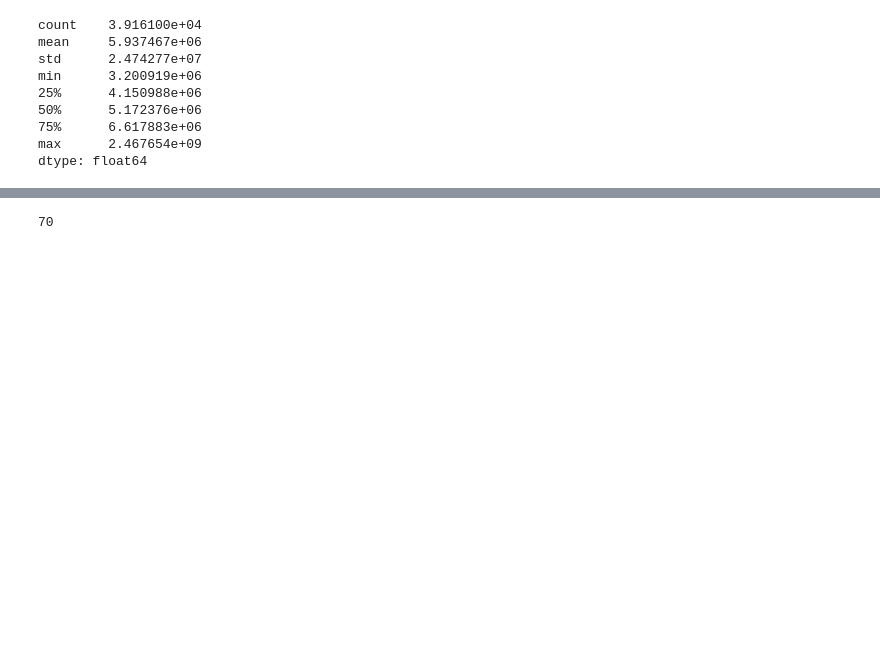
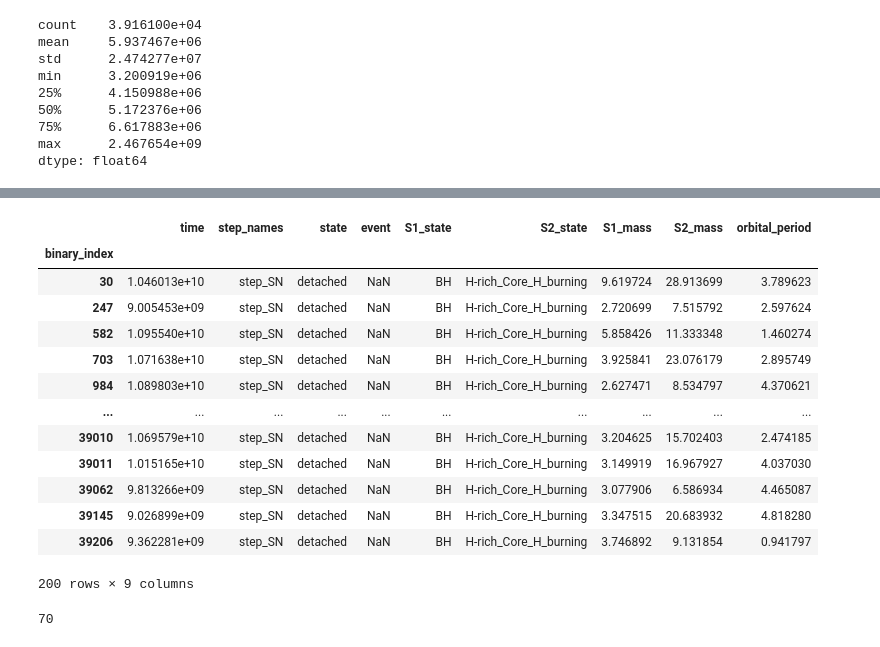
Before and after one commit to PiersonLip/solarBHs, a Jupyter notebook: Notebooks/lowPorb10GyrFiltering.ipynb, the cells around one changed output, grey strips where cells are left out. Cells and saved outputs as stored; diff of their text form; code cells hidden in the pictures; blank space fills up the shorter version.

```diff
--- a/Notebooks/lowPorb10GyrFiltering.ipynb
+++ b/Notebooks/lowPorb10GyrFiltering.ipynb
@@ -188,2 +187,21 @@ lowPorbSolBH
 # %%
 pop.export_selection(lowPorbSolBH.index.to_list(), str(DataPath / 'bhSol_10Gyr_LowPorb_Subpop.h5'), append=False, overwrite=True)
+# %%
+FiveDPorbSolBH = solBH_history_df[sol_bhMaskMWdur][solBH_history_df[sol_bhMaskMWdur]['orbital_period'] < 5]
+# %%
+FiveDPorbSolBH[cols]
+# %% [output]
+|  | time | step_names | state | event | S1_state | S2_state | S1_mass | S2_mass | orbital_period |
+| binary_index |  |  |  |  |  |  |  |  |  |
+| 30 | 1.046013e+10 | step_SN | detached | NaN | BH | H-rich_Core_H_burning | 9.619724 | 28.913699 | 3.789623 |
+| 247 | 9.005453e+09 | step_SN | detached | NaN | BH | H-rich_Core_H_burning | 2.720699 | 7.515792 | 2.597624 |
+| 582 | 1.095540e+10 | step_SN | detached | NaN | BH | H-rich_Core_H_burning | 5.858426 | 11.333348 | 1.460274 |
+| 703 | 1.071638e+10 | step_SN | detached | NaN | BH | H-rich_Core_H_burning | 3.925841 | 23.076179 | 2.895749 |
+| 984 | 1.089803e+10 | step_SN | detached | NaN | BH | H-rich_Core_H_burning | 2.627471 | 8.534797 | 4.370621 |
+| ... | ... | ... | ... | ... | ... | ... | ... | ... | ... |
+| 39010 | 1.069579e+10 | step_SN | detached | NaN | BH | H-rich_Core_H_burning | 3.204625 | 15.702403 | 2.474185 |
+| 39011 | 1.015165e+10 | step_SN | detached | NaN | BH | H-rich_Core_H_burning | 3.149919 | 16.967927 | 4.037030 |
+| 39062 | 9.813266e+09 | step_SN | detached | NaN | BH | H-rich_Core_H_burning | 3.077906 | 6.586934 | 4.465087 |
+| 39145 | 9.026899e+09 | step_SN | detached | NaN | BH | H-rich_Core_H_burning | 3.347515 | 20.683932 | 4.818280 |
+| 39206 | 9.362281e+09 | step_SN | detached | NaN | BH | H-rich_Core_H_burning | 3.746892 | 9.131854 | 0.941797 |
+200 rows × 9 columns
```
Also changed, not shown: parts of 5 cells of this notebook.
